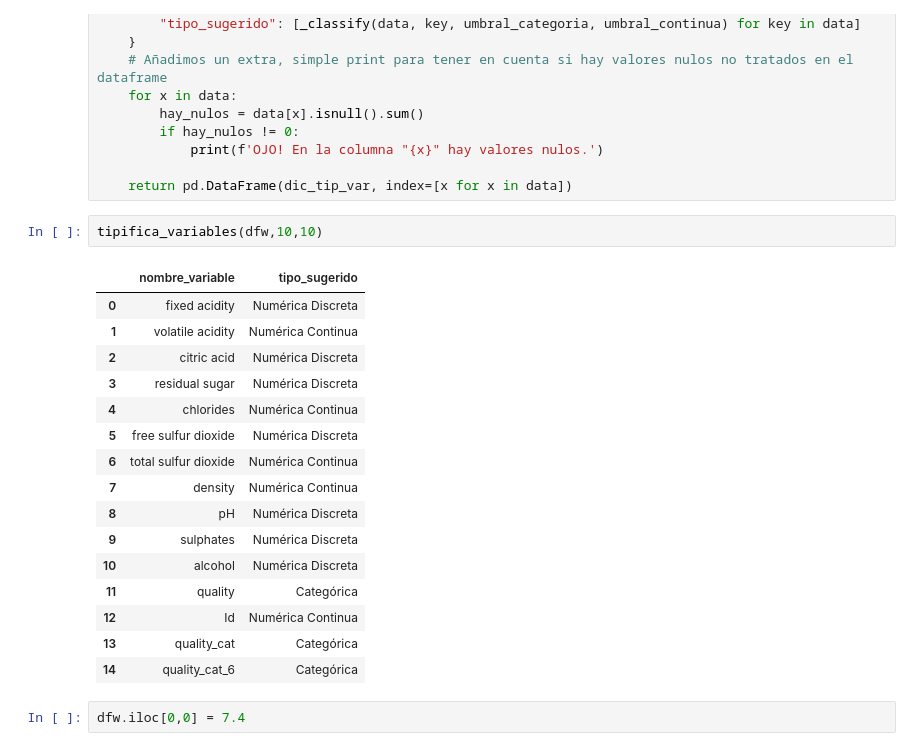
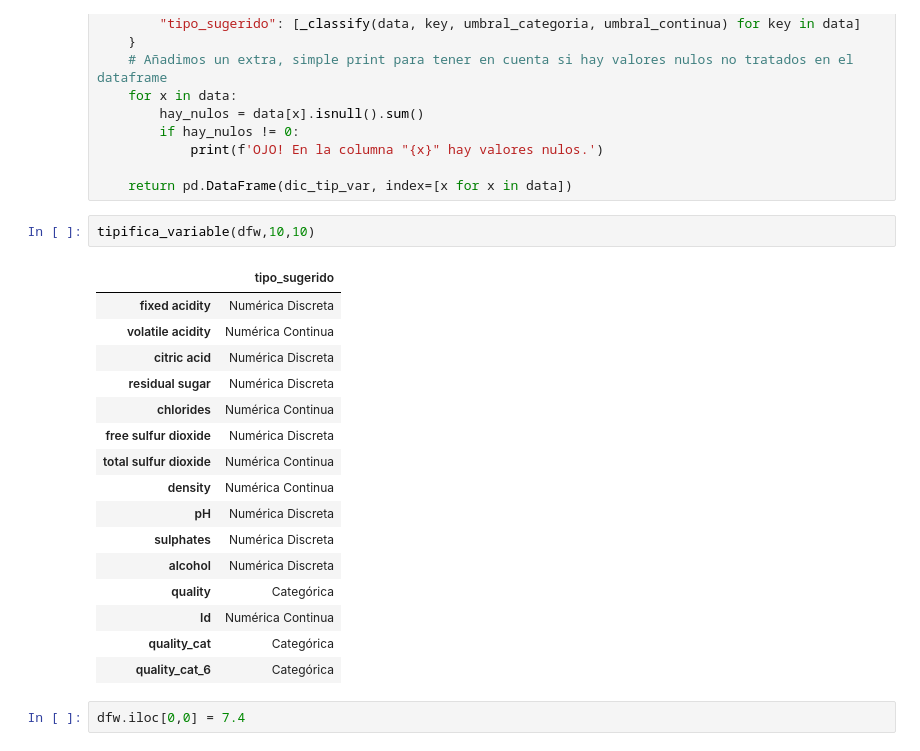
Before and after one commit to Juanxetee/TC-2, a Jupyter notebook: Team_Challenge_ToolBox_I.ipynb, the cells around one changed output. Drawn from its saved outputs; the diff is of its cells as text.

```diff
--- a/Team_Challenge_ToolBox_I.ipynb
+++ b/Team_Challenge_ToolBox_I.ipynb
@@ -164,24 +165,24 @@ def tipifica_variable (data:pd.DataFrame, umbral_categoria:int, umbral_continua:
 
     return pd.DataFrame(dic_tip_var, index=[x for x in data])
 # %%
-tipifica_variables(dfw,10,10)
+tipifica_variable(dfw,10,10)
 # %% [output]
-|  | nombre_variable | tipo_sugerido |
-| 0 | fixed acidity | Numérica Discreta |
-| 1 | volatile acidity | Numérica Continua |
-| 2 | citric acid | Numérica Discreta |
-| 3 | residual sugar | Numérica Discreta |
-| 4 | chlorides | Numérica Continua |
-| 5 | free sulfur dioxide | Numérica Discreta |
-| 6 | total sulfur dioxide | Numérica Continua |
-| 7 | density | Numérica Continua |
-| 8 | pH | Numérica Discreta |
-| 9 | sulphates | Numérica Discreta |
-| 10 | alcohol | Numérica Discreta |
-| 11 | quality | Categórica |
-| 12 | Id | Numérica Continua |
-| 13 | quality_cat | Categórica |
-| 14 | quality_cat_6 | Categórica |
+|  | tipo_sugerido |
+| fixed acidity | Numérica Discreta |
+| volatile acidity | Numérica Continua |
+| citric acid | Numérica Discreta |
+| residual sugar | Numérica Discreta |
+| chlorides | Numérica Continua |
+| free sulfur dioxide | Numérica Discreta |
+| total sulfur dioxide | Numérica Continua |
+| density | Numérica Continua |
+| pH | Numérica Discreta |
+| sulphates | Numérica Discreta |
+| alcohol | Numérica Discreta |
+| quality | Categórica |
+| Id | Numérica Continua |
+| quality_cat | Categórica |
+| quality_cat_6 | Categórica |
 # %%
 dfw.iloc[0,0] = 7.4
 # %% [markdown]
```
Also changed, not shown: parts of 1 cell of this notebook, 2 other files.
